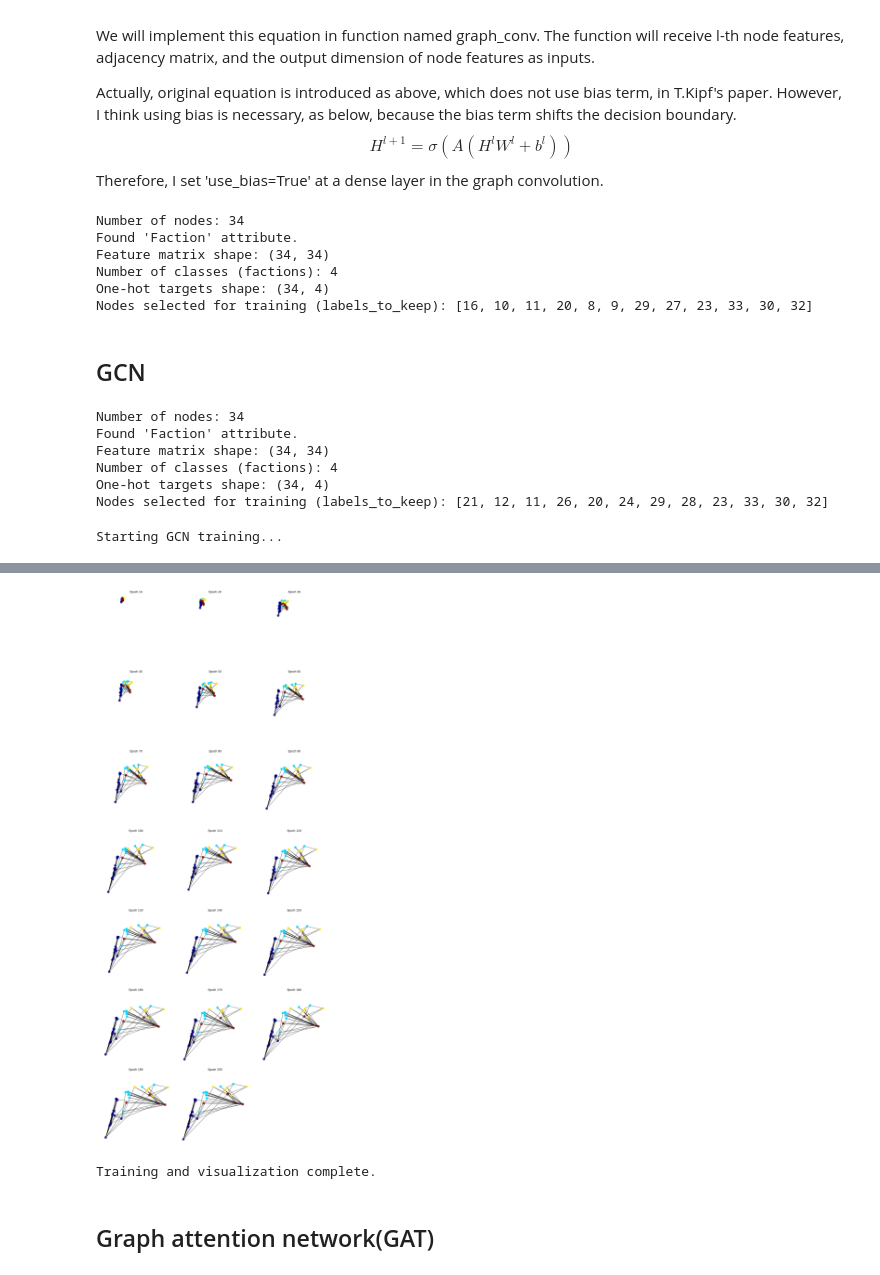
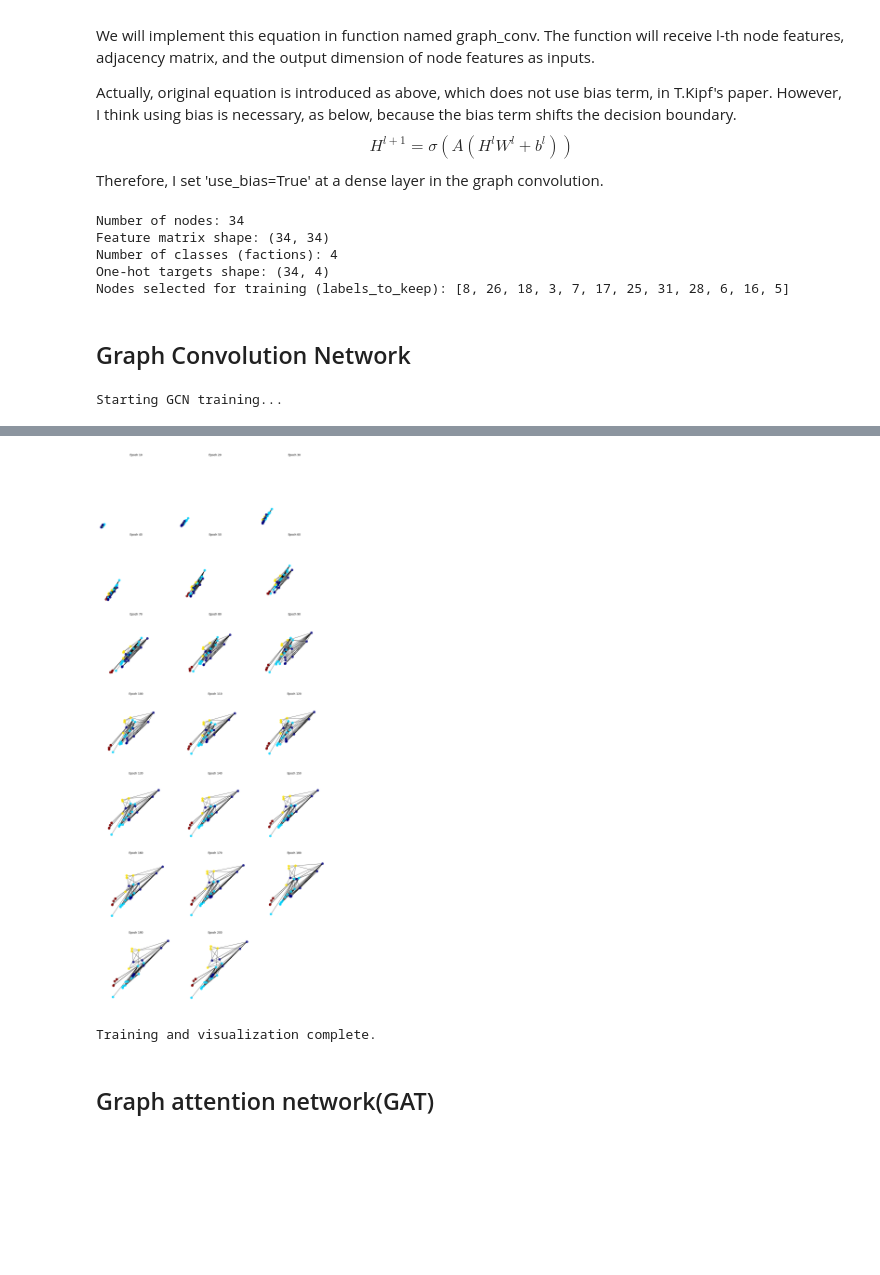
Before and after one commit to TAUforPython/machinelearning, a Jupyter notebook: GNN node classification GCN GAT GGNN GAGN.ipynb, the cells around one changed output, grey strips where cells are left out. Drawn from its saved outputs; the diff is of its cells as text; code cells hidden in the pictures; blank space fills up the shorter version.

```diff
--- a/GNN node classification GCN GAT GGNN GAGN.ipynb
+++ b/GNN node classification GCN GAT GGNN GAGN.ipynb
@@ -129,0 +265,4 @@ for l in labels_to_keep:
+# %%
+# Example usage with the Karate Club dataset:
+model = PyGCN()
+_, h = model(data.x, data.edge_index)
@@ -143,18 +330,18 @@ from tensorflow.keras.layers import Dense, Dropout, Input
 from tensorflow.keras.models import Model
 from sklearn.manifold import TSNE # Import t-SNE for dimensionality reduction
 # %%
-n_nodes = g.number_of_nodes()
+n_nodes = G.number_of_nodes()
 print(f"Number of nodes: {n_nodes}")
 
 # Ensure 'Faction' attribute exists, which is typically present in this dataset.
 # If not, you might need to run community detection or assign dummy factions.
-if 'Faction' not in next(iter(g.nodes(data=True)))[1]:
-    print("Warning: 'Faction' attribute not found in graph nodes. Assigning dummy factions.")
-    # For Karate Club, often 2 factions are detected. Assigning a simple modulo based on node ID.
-    for i, node_id in enumerate(g.nodes()):
-        g.nodes[node_id]['Faction'] = (i % 2) + 1
-else:
-    print("Found 'Faction' attribute.")
+#if 'Faction' not in next(iter(G.nodes(data=True)))[1]:
+#    print("Warning: 'Faction' attribute not found in graph nodes. Assigning dummy factions.")
+#    # For Karate Club, often 2 factions are detected. Assigning a simple modulo based on node ID.
+#    for i, node_id in enumerate(G.nodes()):
+#        G.nodes[node_id]['Faction'] = (i % 2) + 1
+#else:
+#    print("Found 'Faction' attribute.")
 
 
 # --- 2. Feature Matrix (feat_x) ---
@@ -167,7 +354,7 @@ print(f"Feature matrix shape: {feat_x.shape}")
 
 # --- 3. Adjacency Matrix Preparation ---
 # Get the adjacency matrix from the NetworkX graph.
-adj = nx.adjacency_matrix(g).astype(np.float32)
+adj = nx.adjacency_matrix(G).astype(np.float32)
 
 # Normalize the adjacency matrix using the symmetric normalization for GCNs:
 # A_hat = D_tilde^(-1/2) * A_tilde * D_tilde^(-1/2)
@@ -183,7 +370,8 @@ adj_norm = d_mat_inv_sqrt.dot(adj_tilde).dot(d_mat_inv_sqrt) # Correct order of
 
 # --- 4. Semi-supervised Data Preparation ---
 # Map faction labels to 0-indexed integers.
-memberships = [m - 1 for m in nx.get_node_attributes(g, 'Faction').values()]
+#memberships = [m - 1 for m in nx.get_node_attributes(g, 'Faction').values()]
+memberships = data.y.numpy()
 
 nb_classes = len(set(memberships))
 targets = np.array(memberships, dtype=np.int32).reshape(-1)
@@ -222,13 +410,12 @@ for node_idx in labels_to_keep:
     test_mask[node_idx] = False # Exclude from test accuracy calculation
 # %% [output]
 Number of nodes: 34
-Found 'Faction' attribute.
 Feature matrix shape: (34, 34)
 Number of classes (factions): 4
 One-hot targets shape: (34, 4)
-Nodes selected for training (labels_to_keep): [16, 10, 11, 20, 8, 9, 29, 27, 23, 33, 30, 32]
+Nodes selected for training (labels_to_keep): [8, 26, 18, 3, 7, 17, 25, 31, 28, 6, 16, 5]
-# %% [markdown]
-## GCN
+# %% [markdown]
+## Graph Convolution Network
 # %%
 
 ## GCN Model Definition
@@ -394,15 +581,10 @@ class GCN:
 
                 node_colors = None
                 # Prioritize 'node_labels' if provided, otherwise use 'Faction' attribute from graph.
-                if node_labels:
-                    unique_labels = sorted(list(set(node_labels.values())))
-                    label_to_int = {label: i for i, label in enumerate(unique_labels)}
-                    node_colors = [label_to_int[node_labels[n]] for n in nx.nodes(g)]
-                elif nx.get_node_attributes(g, 'Faction'):
-                    factions = nx.get_node_attributes(g, 'Faction').values()
-                    unique_factions = sorted(list(set(factions)))
-                    faction_to_int = {f: i for i, f in enumerate(unique_factions)}
-                    node_colors = [faction_to_int[g.nodes[node_id]['Faction']] for node_id in g.nodes()]
+
+                unique_labels = np.unique(node_labels)
+                label_to_int = {label: i for i, label in enumerate(unique_labels)}
+                node_colors = [label_to_int[node_labels[n]] for n in nx.nodes(G)]
 
                 nx.draw(
                     g,
@@ -418,13 +600,6 @@ class GCN:
 
         plt.tight_layout()
         plt.show()
-# %% [output]
-Number of nodes: 34
-Found 'Faction' attribute.
-Feature matrix shape: (34, 34)
-Number of classes (factions): 4
-One-hot targets shape: (34, 4)
-Nodes selected for training (labels_to_keep): [21, 12, 11, 26, 20, 24, 29, 28, 23, 33, 30, 32]
 # %%
 # --- Model Initialization ---
 # Define the architecture of your GCN's convolutional layers.
@@ -493,8 +668,9 @@ for epoch in range(epochs):
 
 # --- Visualization ---
 # Pass the original 'Faction' memberships to the draw function for coloring nodes.
-node_labels_for_drawing = nx.get_node_attributes(g, 'Faction')
-model.draw(g, outputs, node_labels=node_labels_for_drawing)
+#node_labels_for_drawing = nx.get_node_attributes(g, 'Faction')
+node_labels_for_drawing = data.y.numpy()
+model.draw(G, outputs, node_labels=node_labels_for_drawing)
 
 print("\nTraining and visualization complete.")
 # %% [output]
@@ -522,4 +698,4 @@ Epoch: 0200, cost=0.01044, train_acc: 0.9167, test_acc: 0.8182
-[figure, old version]
+[figure, new version]
 Training and visualization complete.
 # %% [markdown]
 ## Graph attention network(GAT)
```
Also changed, not shown: parts of 25 cells of this notebook.
